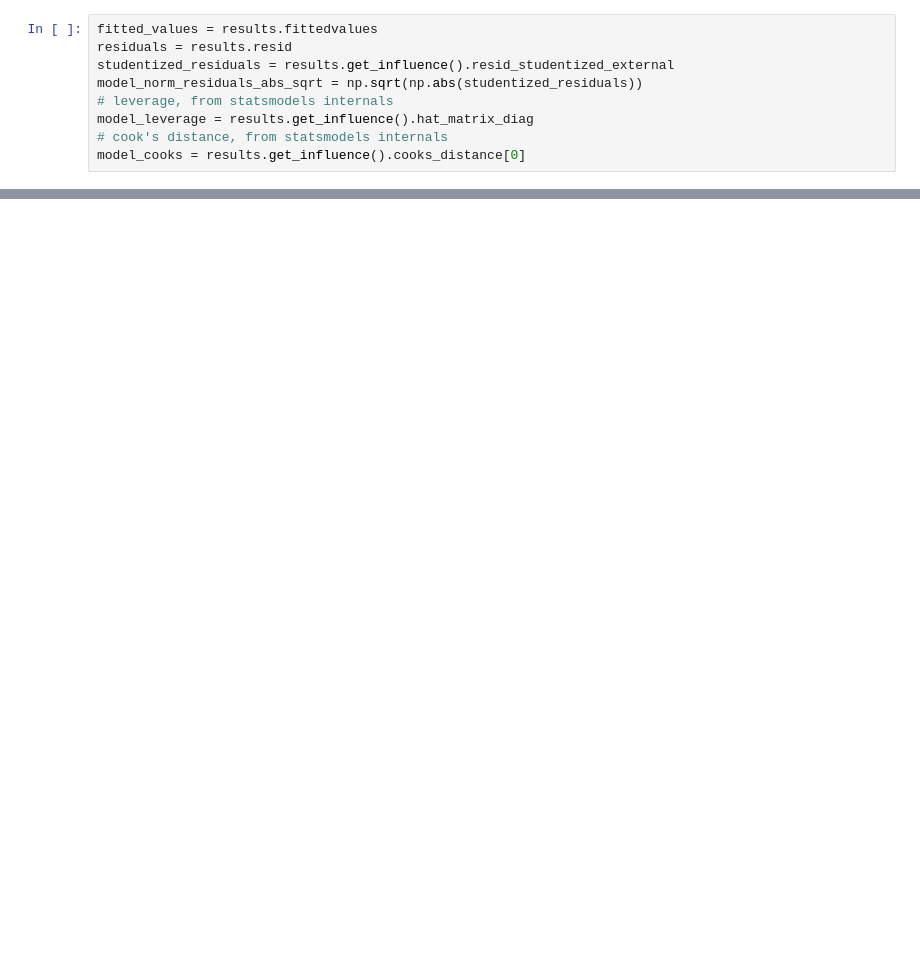
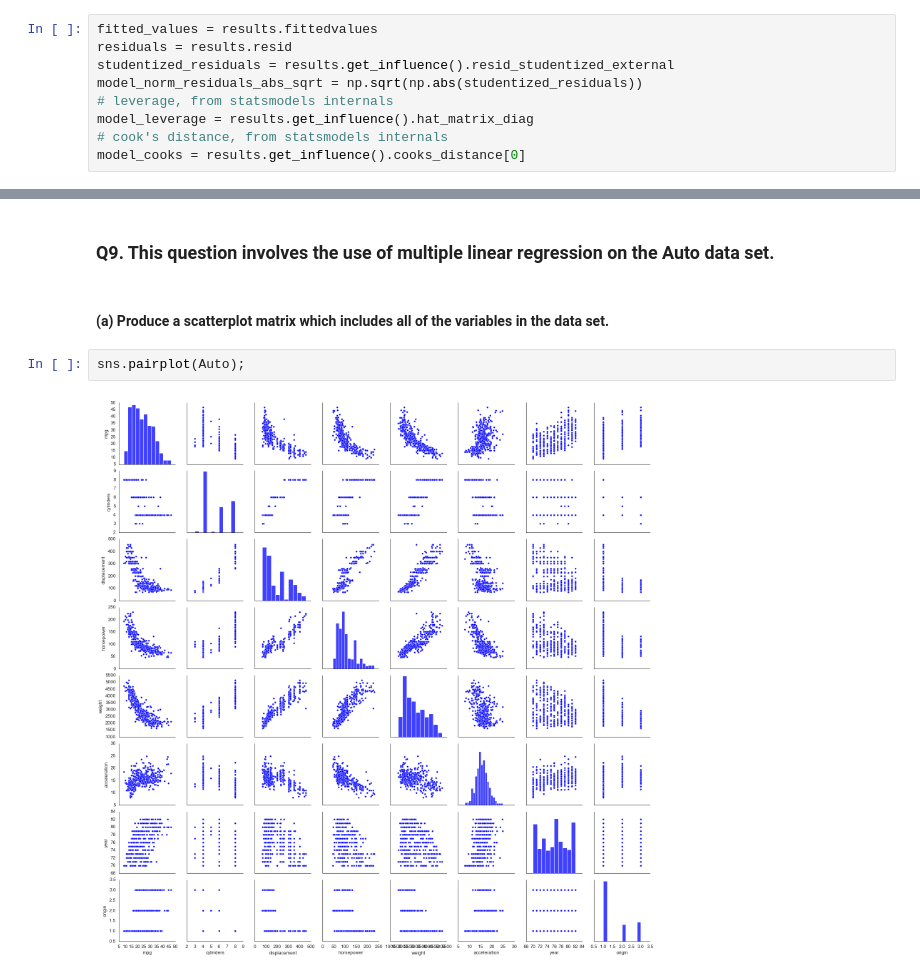
Before and after one commit to balintalfoldy/ISLR_python_AB, a Jupyter notebook: Notebooks/ch3_linear_regression_applied.ipynb, the cells around one changed output, grey strips where cells are left out. Saved outputs shown, nothing was run; the diff lists cells and outputs as text; blank space fills up the shorter version.

```diff
--- a/Notebooks/ch3_linear_regression_applied.ipynb
+++ b/Notebooks/ch3_linear_regression_applied.ipynb
@@ -206,0 +231,8 @@ Residuals vs Fitted: This plot clearly shows the non-linear behavior of the data
+# %% [markdown]
+### Q9. This question involves the use of multiple linear regression on the Auto data set.
+# %% [markdown]
+#### **(a)** Produce a scatterplot matrix which includes all of the variables in the data set.
+# %%
+sns.pairplot(Auto);
+# %% [output]
+[figure, added]
```
Also changed, not shown: parts of 14 cells of this notebook.
